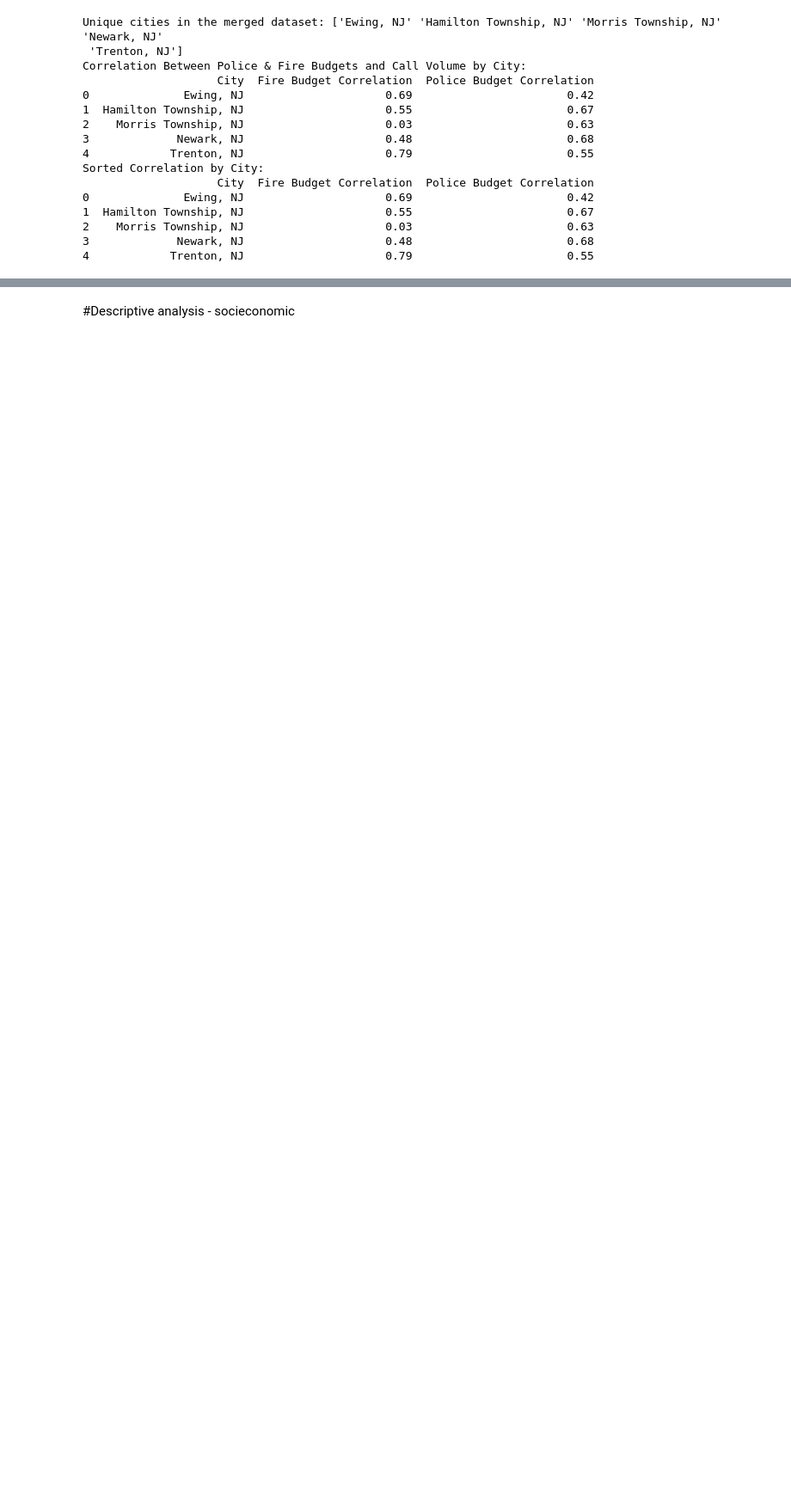
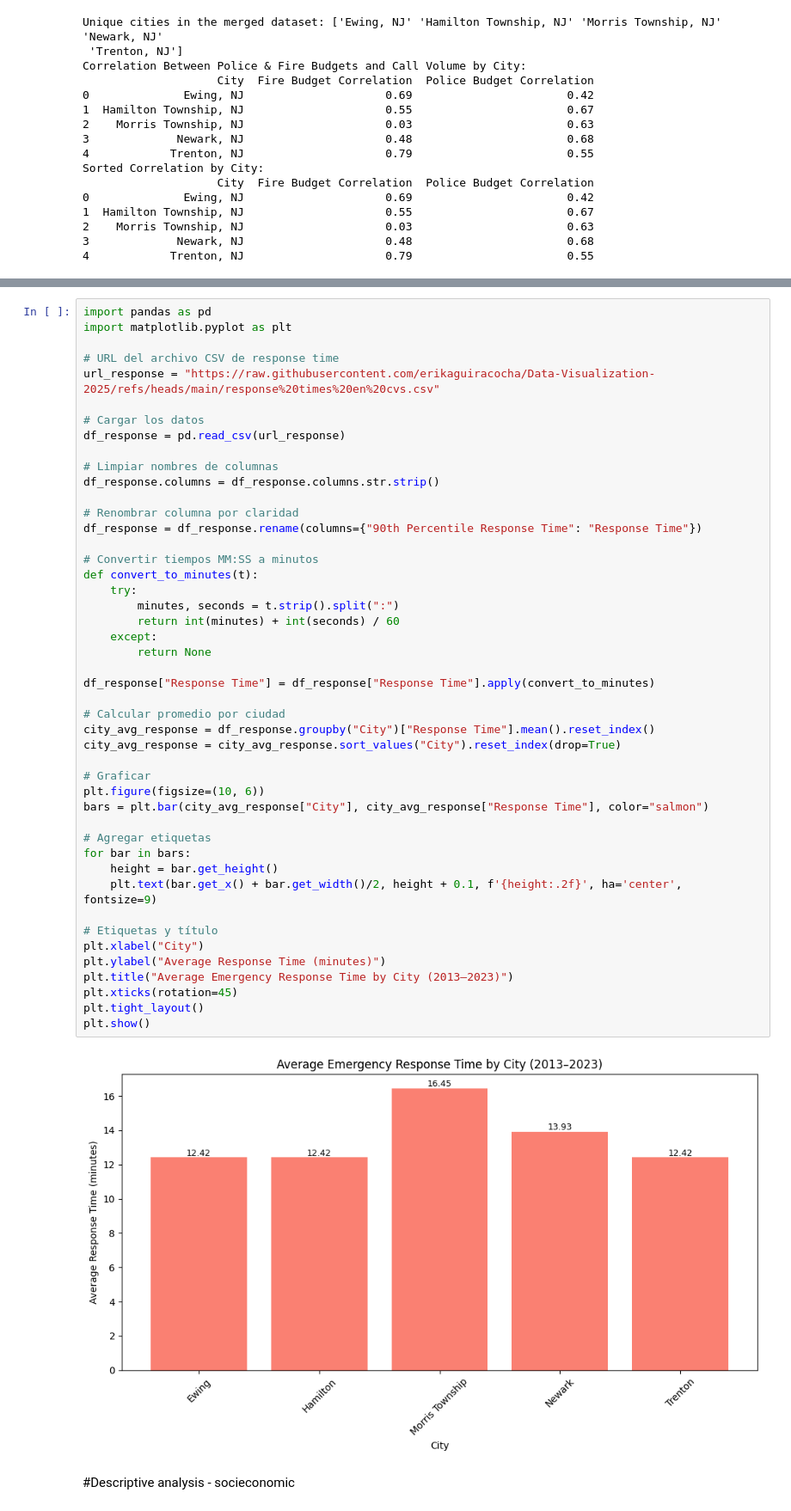
Before and after one commit to erikaguiracocha/Capstone-Project, a Jupyter notebook: capstoneproject1.ipynb, the cells around one changed output, grey strips where cells are left out. Shown at 86% size. Saved outputs shown, nothing was run; the diff lists cells and outputs as text; blank space fills up the shorter version.

```diff
--- a/capstoneproject1.ipynb
+++ b/capstoneproject1.ipynb
@@ -620,3 +538,51 @@ plt.show()
+# %%
+import pandas as pd
+import matplotlib.pyplot as plt
+
+# URL del archivo CSV de response time
+url_response = "https://raw.githubusercontent.com/erikaguiracocha/Data-Visualization-2025/refs/heads/main/response%20times%20en%20cvs.csv"
+
+# Cargar los datos
+df_response = pd.read_csv(url_response)
+
+# Limpiar nombres de columnas
+df_response.columns = df_response.columns.str.strip()
+
+# Renombrar columna por claridad
+df_response = df_response.rename(columns={"90th Percentile Response Time": "Response Time"})
+
+# Convertir tiempos MM:SS a minutos
+def convert_to_minutes(t):
+    try:
+        minutes, seconds = t.strip().split(":")
+        return int(minutes) + int(seconds) / 60
+    except:
+        return None
+
+df_response["Response Time"] = df_response["Response Time"].apply(convert_to_minutes)
+
+# Calcular promedio por ciudad
+city_avg_response = df_response.groupby("City")["Response Time"].mean().reset_index()
+city_avg_response = city_avg_response.sort_values("City").reset_index(drop=True)
+
+# Graficar
+plt.figure(figsize=(10, 6))
+bars = plt.bar(city_avg_response["City"], city_avg_response["Response Time"], color="salmon")
+
+# Agregar etiquetas
+for bar in bars:
+    height = bar.get_height()
+    plt.text(bar.get_x() + bar.get_width()/2, height + 0.1, f'{height:.2f}', ha='center', fontsize=9)
+
+# Etiquetas y título
+plt.xlabel("City")
+plt.ylabel("Average Response Time (minutes)")
+plt.title("Average Emergency Response Time by City (2013–2023)")
+plt.xticks(rotation=45)
+plt.tight_layout()
+plt.show()
+# %% [output]
+[figure, added]
 # %% [markdown]
 #Descriptive analysis - socieconomic
 # %%
```
Also changed, not shown: parts of 11 cells of this notebook.
